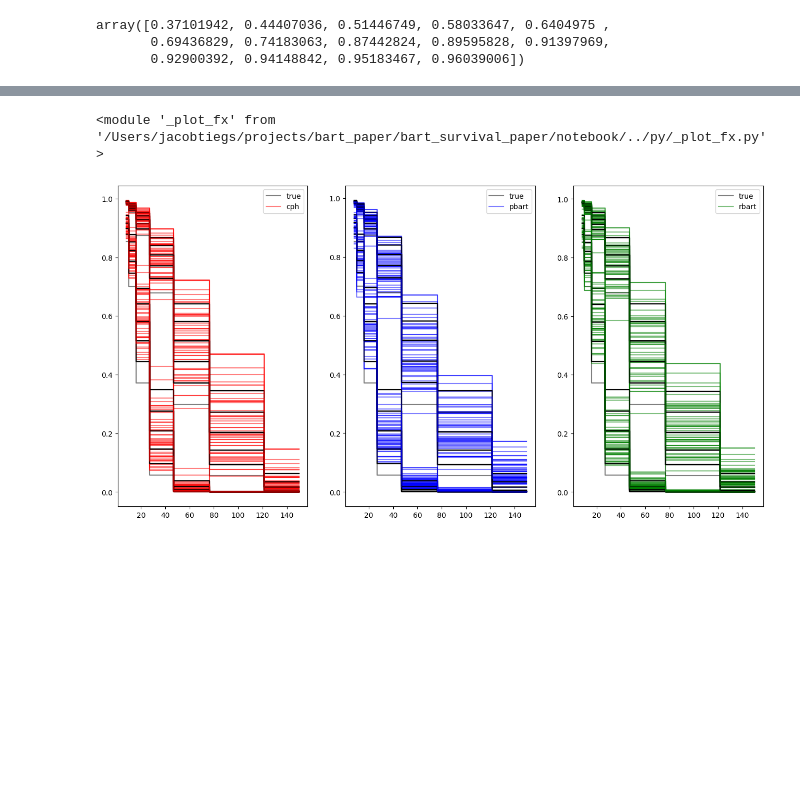
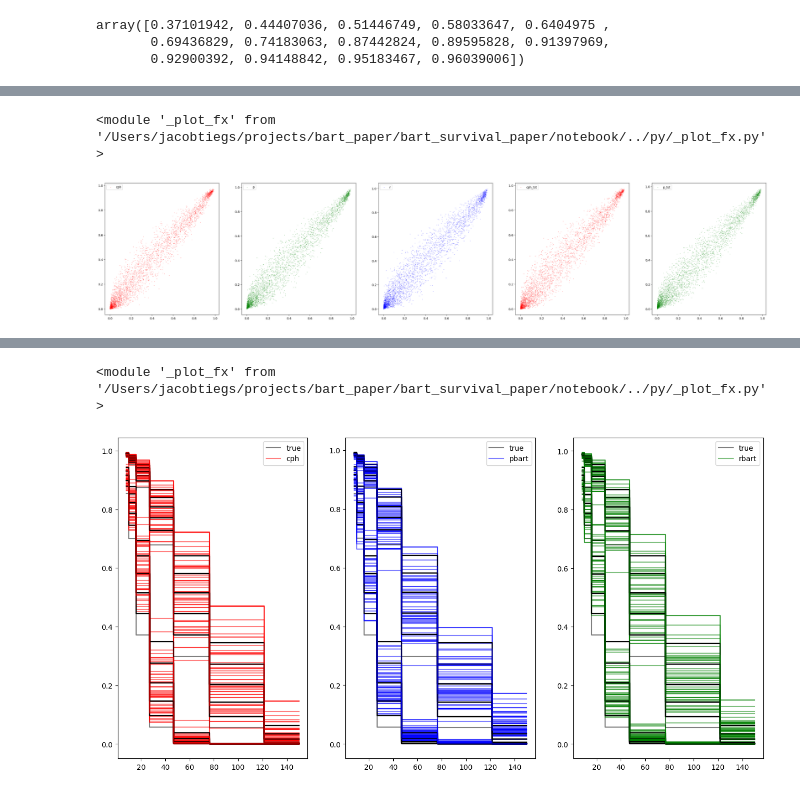
Before and after one commit to CDCgov/BART-Survival, a Jupyter notebook: notebook/functions2_2.ipynb, the cells around one changed output, grey strips where cells are left out. Cells and saved outputs as stored; diff of their text form; code cells hidden in the pictures; blank space fills up the shorter version.

Commit message:
complex 3 completed. Moving onto param switches

```diff
--- a/notebook/functions2_2.ipynb
+++ b/notebook/functions2_2.ipynb
@@ -180,0 +192,13 @@ array([0.37101942, 0.44407036, 0.51446749, 0.58033647, 0.6404975 ,
+# %%
+# fn.sim_3_2s(99, 400, cn.)
+# x_mat, event_dict, event_dict2, sv_true, cens_perc, cens_perc2 = fn.sim_3_2s(
+# x_mat, x_mat2 = fn.sim_3_2s(
+# meta, sv_true, cph_sv, pb_sv, r_sv= fn.sim_3_2s(
+meta, sv_true, cph_sv, pb_sv, r_sv, sv_true_test, cph_sv_tst, pb_sv_tst= fn.sim_3_2s(
+	seed= 5204,
+	n = 400,
+	scenario_ = cn.complex_3,
+	SPLIT_RULES = prm.SPLIT_RULES3,
+	model_dict = prm.MODEL_DICT3,
+	sampler_dict = prm.SAMPLER_DICT3
+)
@@ -181,9 +267,3 @@ array([0.37101942, 0.44407036, 0.51446749, 0.58033647, 0.6404975 ,
 # %%
 sv_t_0 = sv_true["sv_true"][:,meta["qnt_t"][1]]
-sv_t_0.shape
-cph_sv.shape
-pb_sv.shape
-r_sv.shape
-# print(meta["qnt_t"])
-# meta["uniq_t"]
-sv_t_0.flatten()
+sv_t_tst_0 = sv_true_test["sv_true"][:,meta["qnt_t"][1]]
@@ -198,0 +342,8 @@ for i in range(400):
+# %%
+importlib.reload(pltf)
+# %% [output]
+<module '_plot_fx' from '/Users/jacobtiegs/projects/bart_paper/bart_survival_paper/notebook/../py/_plot_fx.py'>
+# %%
+figs = pltf.plots3_3(sv_t_0, cph_sv, pb_sv, r_sv, sv_t_tst_0, cph_sv_tst, pb_sv_tst)
+# %% [output]
+[figure, added]
```
Also changed, not shown: parts of 19 cells of this notebook, 9 other files.
